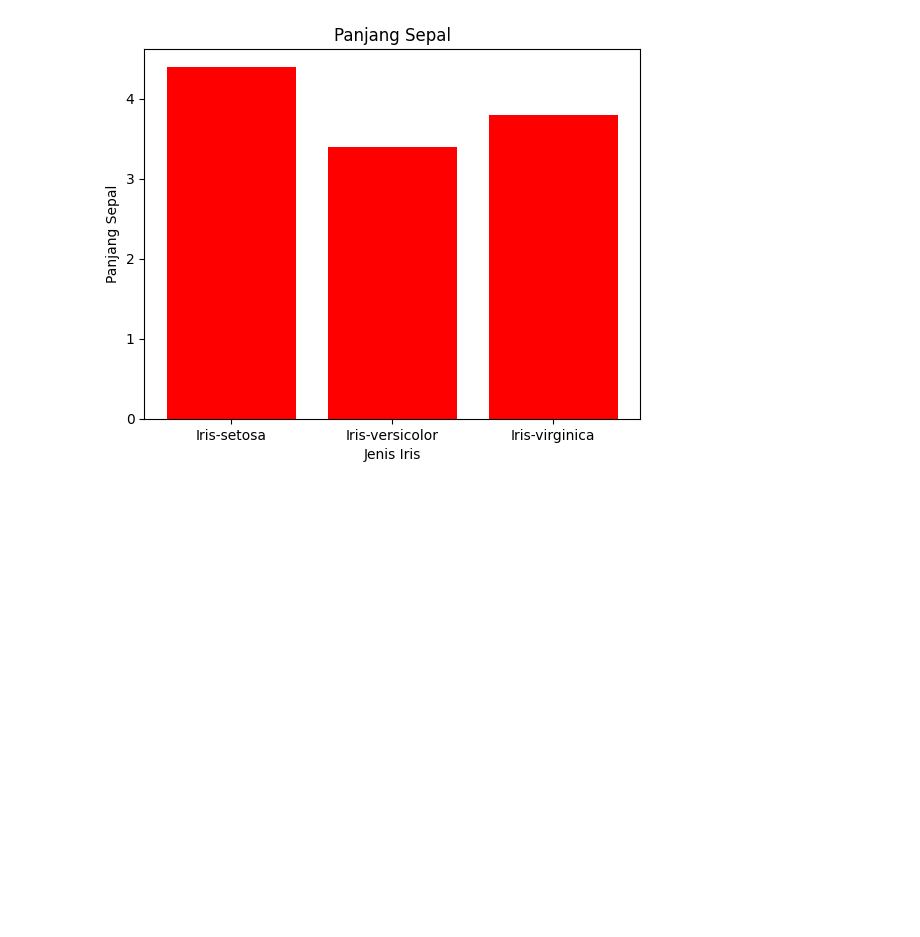
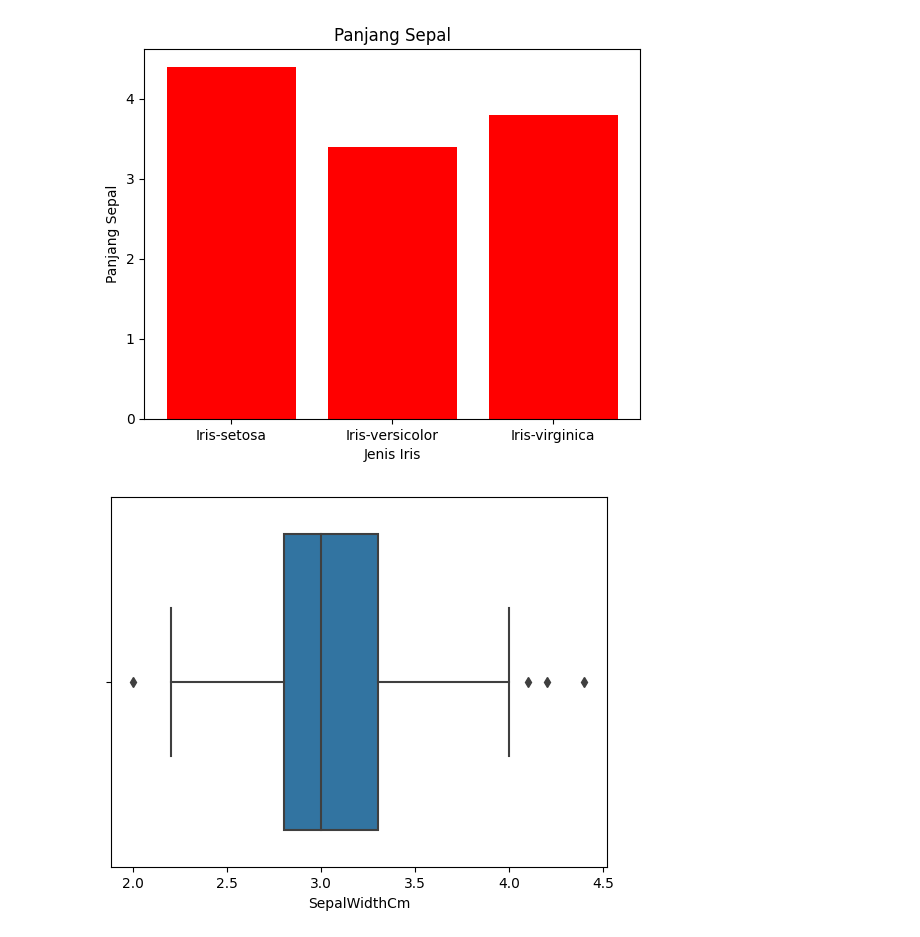
Before and after one commit to anantaYSR/Praktikum_KB, a Jupyter notebook: PERTEMUAN/Pertemuan3/Part3.ipynb, the cells around one changed output. Cells and saved outputs as stored; diff of their text form; code cells hidden in the pictures; blank space fills up the shorter version.

```diff
--- a/PERTEMUAN/Pertemuan3/Part3.ipynb
+++ b/PERTEMUAN/Pertemuan3/Part3.ipynb
@@ -34,3 +34,18 @@ plt.ylabel("Panjang Sepal")
 # %% [output]
 Text(0, 0.5, 'Panjang Sepal')
 [figure]
+# %%
+import matplotlib.pyplot as plt
+import seaborn as sns
+import pandas as pd
+df = pd.read_csv('Iris.csv')
+df.head()
+df.isnull().values.any()
+SpL = df['SepalLengthCm']
+SpW = df['SepalWidthCm']
+PtL = df['PetalLengthCm']
+PtW = df['PetalWidthCm']
+sns.boxplot(x=SpW)
+plt.show()
+# %% [output]
+[figure, added]
```
Also changed, not shown: parts of 4 cells of this notebook.
